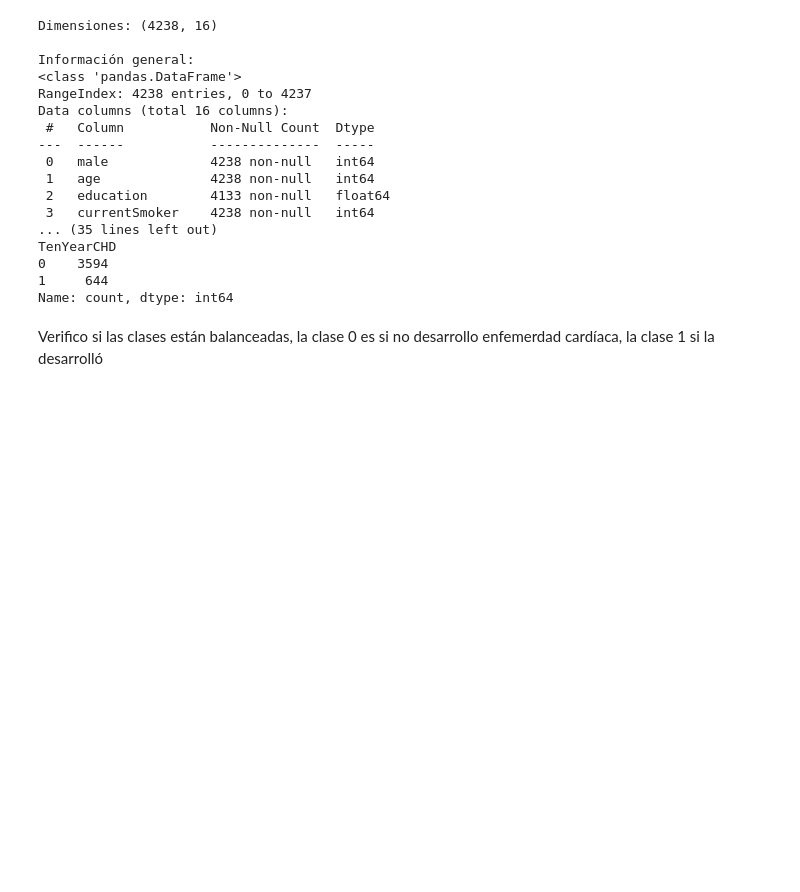
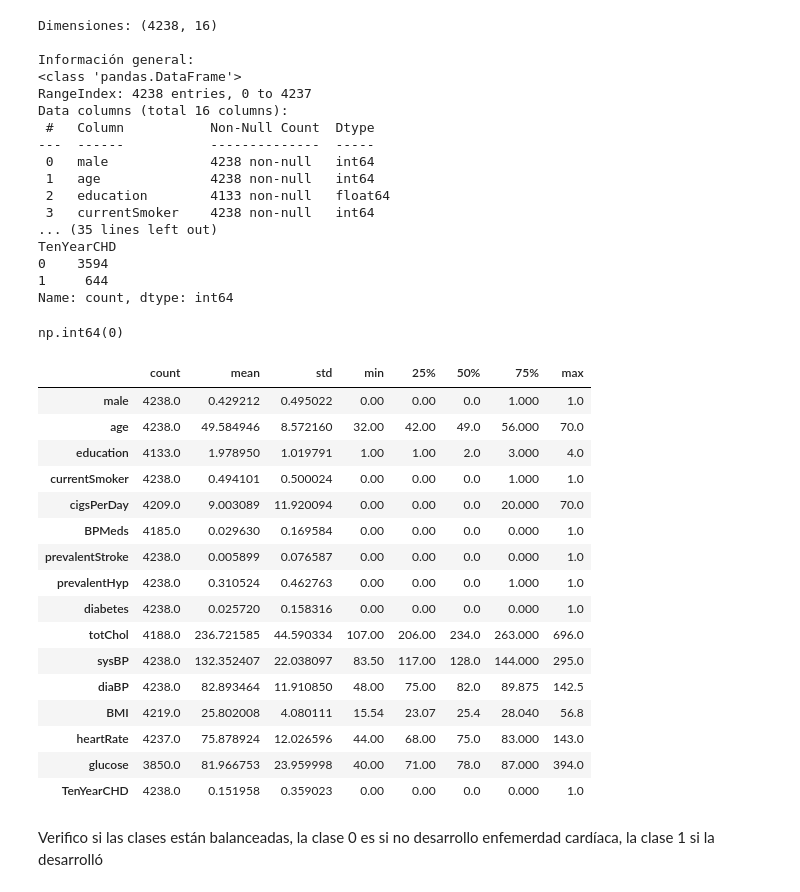
Before and after one commit to FlorenciaPavon/seminario_2026_Florencia_Pavon, a Jupyter notebook: TP_final_integrador/notebook/entrenamiento.ipynb, the cells around one changed output. Cells and saved outputs as stored; diff of their text form; code cells hidden in the pictures; blank space fills up the shorter version.

```diff
--- a/TP_final_integrador/notebook/entrenamiento.ipynb
+++ b/TP_final_integrador/notebook/entrenamiento.ipynb
@@ -121,6 +190,31 @@ TenYearCHD
 0    3594
 1     644
 Name: count, dtype: int64
+# %%
+df.duplicated().sum()
+# %% [output]
+np.int64(0)
+# %%
+# Estadísticas descriptivas de las variables
+df.describe().T
+# %% [output]
+|  | count | mean | std | min | 25% | 50% | 75% | max |
+| male | 4238.0 | 0.429212 | 0.495022 | 0.00 | 0.00 | 0.0 | 1.000 | 1.0 |
+| age | 4238.0 | 49.584946 | 8.572160 | 32.00 | 42.00 | 49.0 | 56.000 | 70.0 |
+| education | 4133.0 | 1.978950 | 1.019791 | 1.00 | 1.00 | 2.0 | 3.000 | 4.0 |
+| currentSmoker | 4238.0 | 0.494101 | 0.500024 | 0.00 | 0.00 | 0.0 | 1.000 | 1.0 |
+| cigsPerDay | 4209.0 | 9.003089 | 11.920094 | 0.00 | 0.00 | 0.0 | 20.000 | 70.0 |
+| BPMeds | 4185.0 | 0.029630 | 0.169584 | 0.00 | 0.00 | 0.0 | 0.000 | 1.0 |
+| prevalentStroke | 4238.0 | 0.005899 | 0.076587 | 0.00 | 0.00 | 0.0 | 0.000 | 1.0 |
+| prevalentHyp | 4238.0 | 0.310524 | 0.462763 | 0.00 | 0.00 | 0.0 | 1.000 | 1.0 |
+| diabetes | 4238.0 | 0.025720 | 0.158316 | 0.00 | 0.00 | 0.0 | 0.000 | 1.0 |
+| totChol | 4188.0 | 236.721585 | 44.590334 | 107.00 | 206.00 | 234.0 | 263.000 | 696.0 |
+| sysBP | 4238.0 | 132.352407 | 22.038097 | 83.50 | 117.00 | 128.0 | 144.000 | 295.0 |
+| diaBP | 4238.0 | 82.893464 | 11.910850 | 48.00 | 75.00 | 82.0 | 89.875 | 142.5 |
+| BMI | 4219.0 | 25.802008 | 4.080111 | 15.54 | 23.07 | 25.4 | 28.040 | 56.8 |
+| heartRate | 4237.0 | 75.878924 | 12.026596 | 44.00 | 68.00 | 75.0 | 83.000 | 143.0 |
+| glucose | 3850.0 | 81.966753 | 23.959998 | 40.00 | 71.00 | 78.0 | 87.000 | 394.0 |
+| TenYearCHD | 4238.0 | 0.151958 | 0.359023 | 0.00 | 0.00 | 0.0 | 0.000 | 1.0 |
 # %% [markdown]
 Verifico si las clases están balanceadas, la clase 0 es si no desarrollo enfemerdad cardíaca, la clase 1 si la desarrolló
 # %%
```
Also changed, not shown: parts of 6 cells of this notebook.
